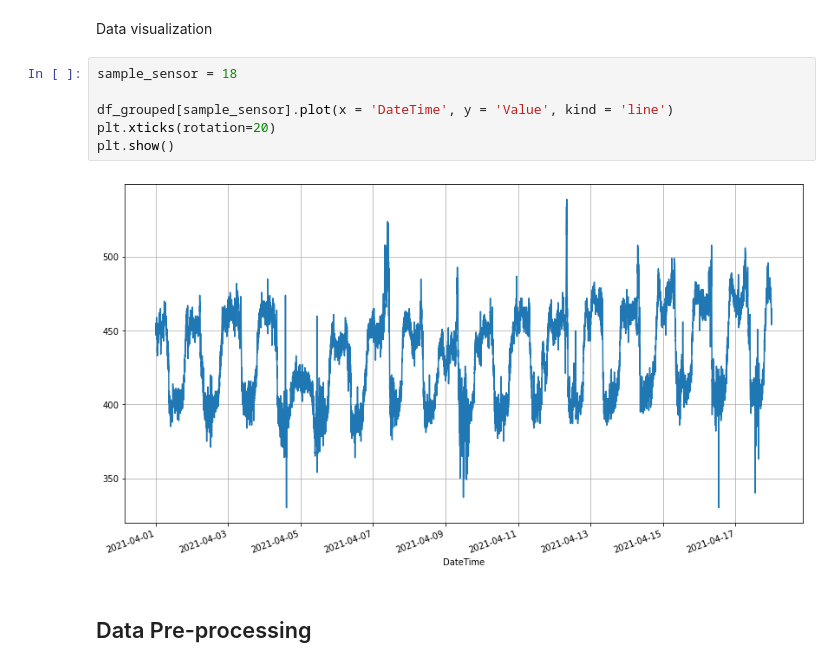
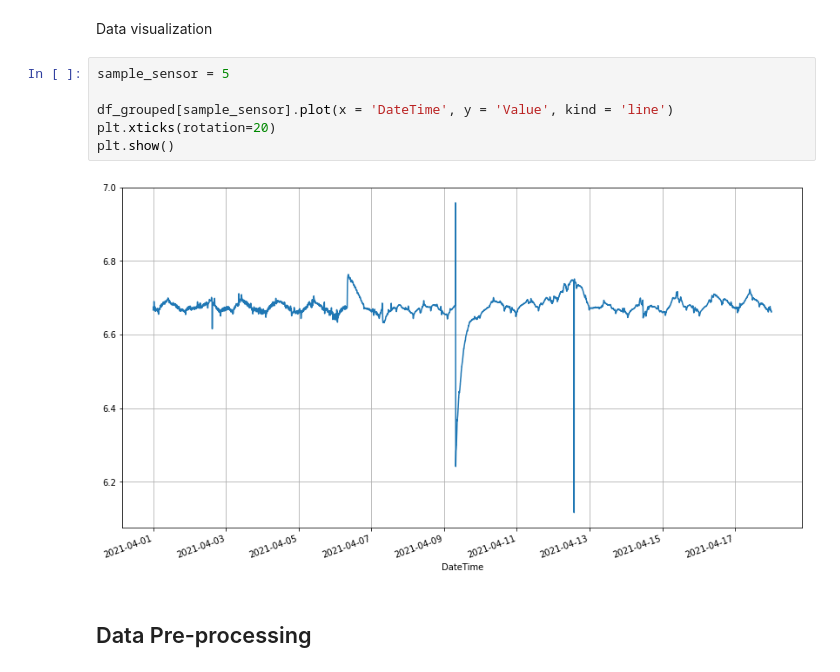
Before and after one commit to dccartagena/RNN_Aquaponics, a Jupyter notebook: notebook.ipynb, the cells around one changed output. Cells and saved outputs as stored; diff of their text form.

```diff
--- a/notebook.ipynb
+++ b/notebook.ipynb
@@ -68,13 +68,13 @@ DateTime
 # %% [markdown]
 Data visualization
 # %%
-sample_sensor = 18
+sample_sensor = 5
 
 df_grouped[sample_sensor].plot(x = 'DateTime', y = 'Value', kind = 'line')
 plt.xticks(rotation=20)
 plt.show()
 # %% [output]
-[figure, old version]
+[figure, new version]
 # %% [markdown]
 ## Data Pre-processing
 # %% [markdown]
```
Also changed, not shown: parts of 18 cells of this notebook.
